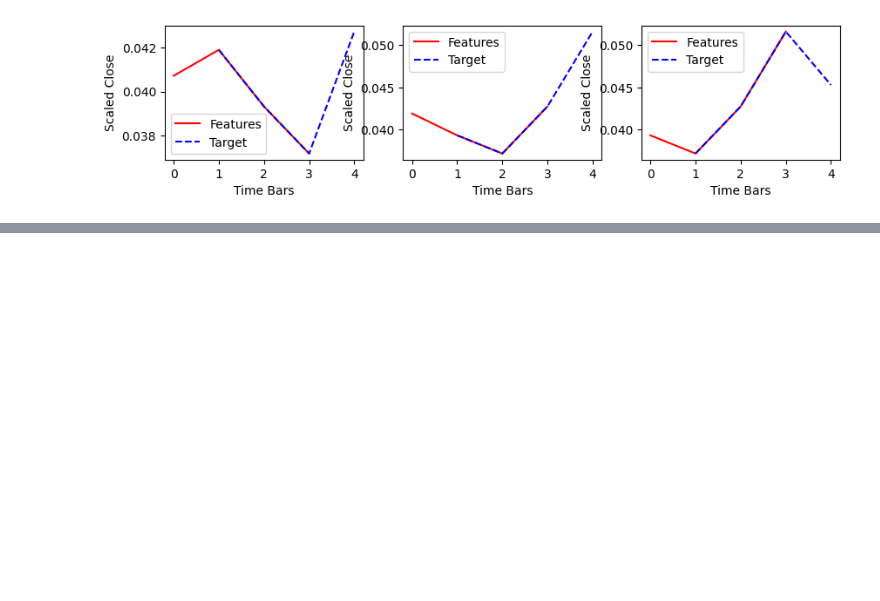
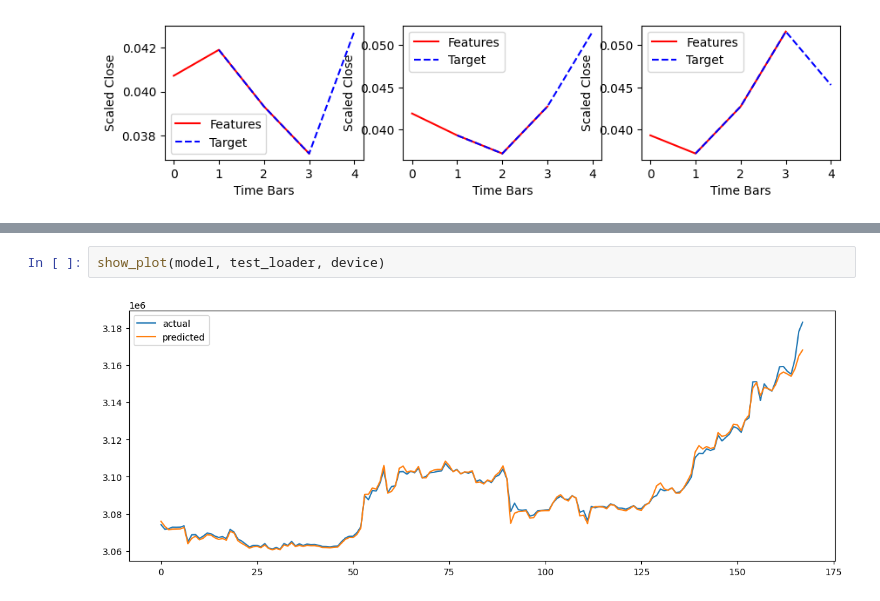
Before and after one commit to Duzzy93/PyTorch_Learning, a Jupyter notebook: coin-rnn.ipynb, the cells around one changed output, grey strips where cells are left out. Drawn from its saved outputs; the diff is of its cells as text; blank space fills up the shorter version.

```diff
--- a/coin-rnn.ipynb
+++ b/coin-rnn.ipynb
@@ -193,0 +408,4 @@ for i, (x, y) in enumerate(trainset):
+# %%
+show_plot(model, test_loader, device)
+# %% [output]
+[figure, added]
```
Also changed, not shown: parts of 11 cells of this notebook, 2 other files.
